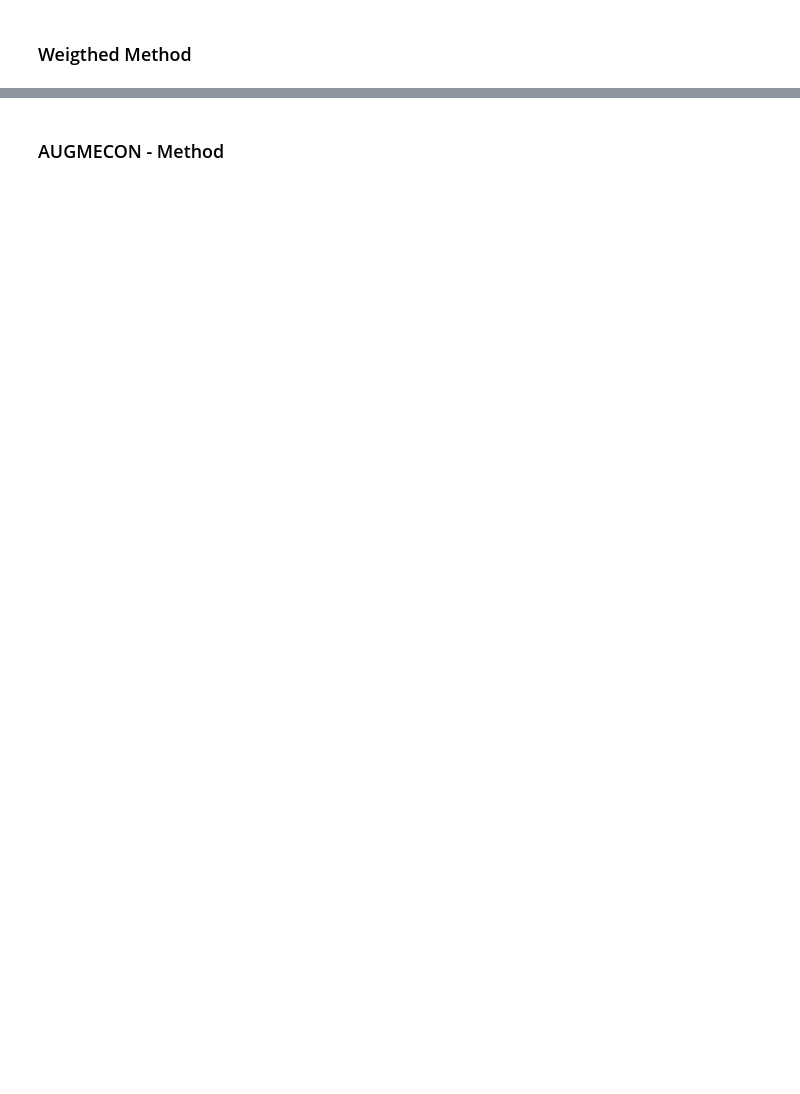
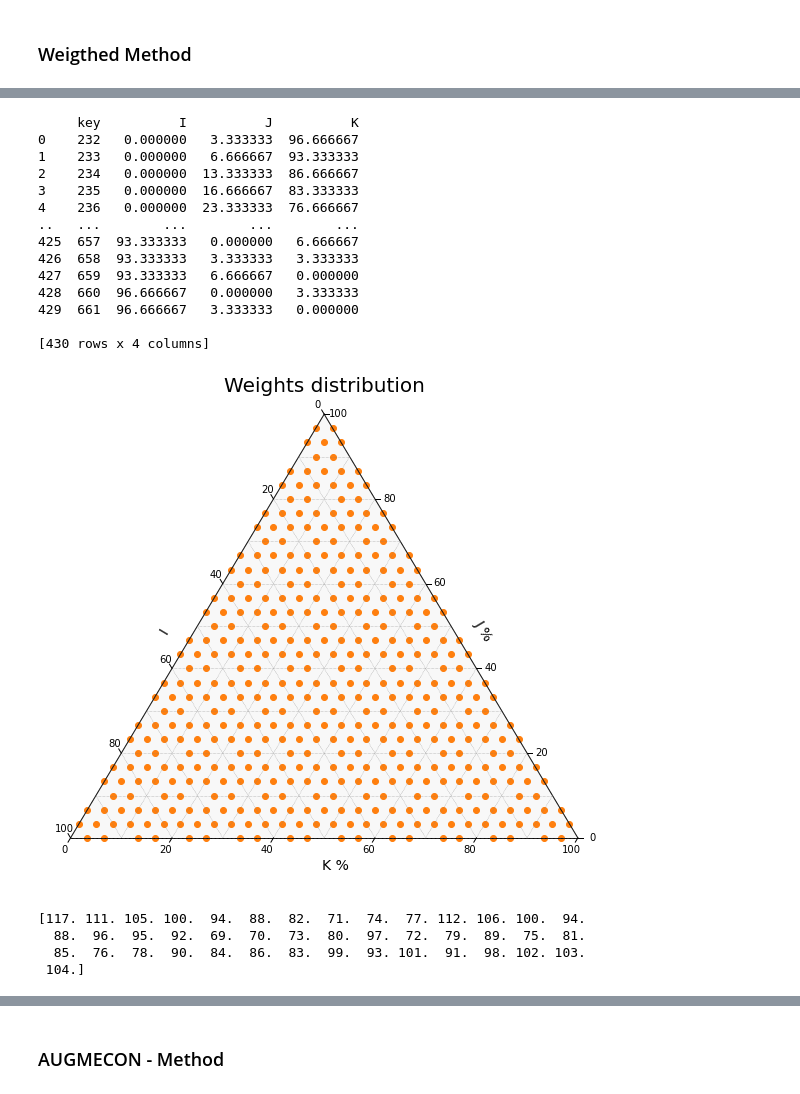
Before and after one commit to K1O1O1S2/SEFS540, a Jupyter notebook: Deer_hab/mop-ordi_PCT1.ipynb, the cells around one changed output, grey strips where cells are left out. Saved outputs shown, nothing was run; the diff lists cells and outputs as text; code cells hidden in the pictures; blank space fills up the shorter version.

```diff
--- a/Deer_hab/mop-ordi_PCT1.ipynb
+++ b/Deer_hab/mop-ordi_PCT1.ipynb
@@ -1249,3 +1328,64 @@ Optimal ; max value = 0.0
+# %%
+#!pip install python-ternary
+import pandas as pd
+import ternary
+weights=a
+#https://github.com/agilescientific/xlines/blob/master/notebooks/12_Ternary_diagrams.ipynb
+df=pd.DataFrame()
+list_key= []
+for key in weights.keys():
+    list_key.append(key)
+df= pd.DataFrame({'key':list_key})
+df['I'] = df["key"].map(weights).str[0]*100
+df['J'] = df["key"].map(weights).str[1]*100
+df['K'] = df["key"].map(weights).str[2]*100
+print(df)
+
+# Set up the figure.
+fig, tax = ternary.figure(scale=100)
+fig.set_size_inches(10, 9)
+
+# Plot points.
+tax.scatter(df[['I', 'J', 'K']].values)
+
+# Axis labels. (See below for corner labels.)
+fontsize = 14
+offset = 0.08
+tax.left_axis_label("I", fontsize=fontsize, offset=offset)
+tax.right_axis_label("J %", fontsize=fontsize, offset=offset)
+tax.bottom_axis_label("K %", fontsize=fontsize, offset=-offset)
+tax.set_title("Weights distribution", fontsize=20)
+
+# Decoration.
+tax.boundary(linewidth=1)
+tax.gridlines(multiple=10, color="gray")
+tax.ticks(axis='lbr', linewidth=1, multiple=20)
+tax.get_axes().axis('off')
+
+tax.show()
+# %% [output]
+     key          I          J          K
+0    232   0.000000   3.333333  96.666667
+1    233   0.000000   6.666667  93.333333
+2    234   0.000000  13.333333  86.666667
+3    235   0.000000  16.666667  83.333333
+4    236   0.000000  23.333333  76.666667
+..   ...        ...        ...        ...
+425  657  93.333333   0.000000   6.666667
+426  658  93.333333   3.333333   3.333333
+427  659  93.333333   6.666667   0.000000
+428  660  96.666667   0.000000   3.333333
+429  661  96.666667   3.333333   0.000000
+
+[430 rows x 4 columns]
+[figure, added]
+# %%
+print(sol)
+# %% [output]
+[117. 111. 105. 100.  94.  88.  82.  71.  74.  77. 112. 106. 100.  94.
+  88.  96.  95.  92.  69.  70.  73.  80.  97.  72.  79.  89.  75.  81.
+  85.  76.  78.  90.  84.  86.  83.  99.  93. 101.  91.  98. 102. 103.
+ 104.]
 # %%
 minobj=np.zeros([len(obj),1]);
 maxobj=np.zeros([len(obj),1]);
```
Also changed, not shown: parts of 13 cells of this notebook.
